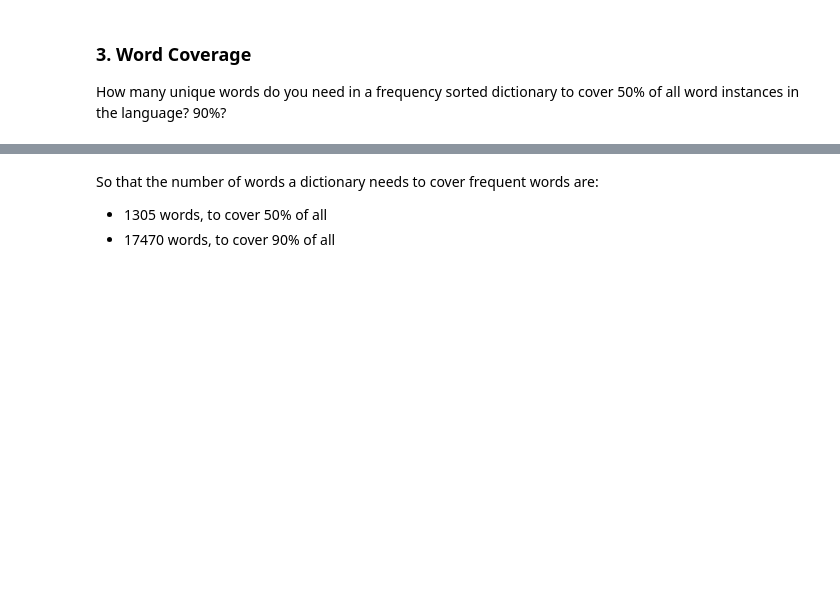
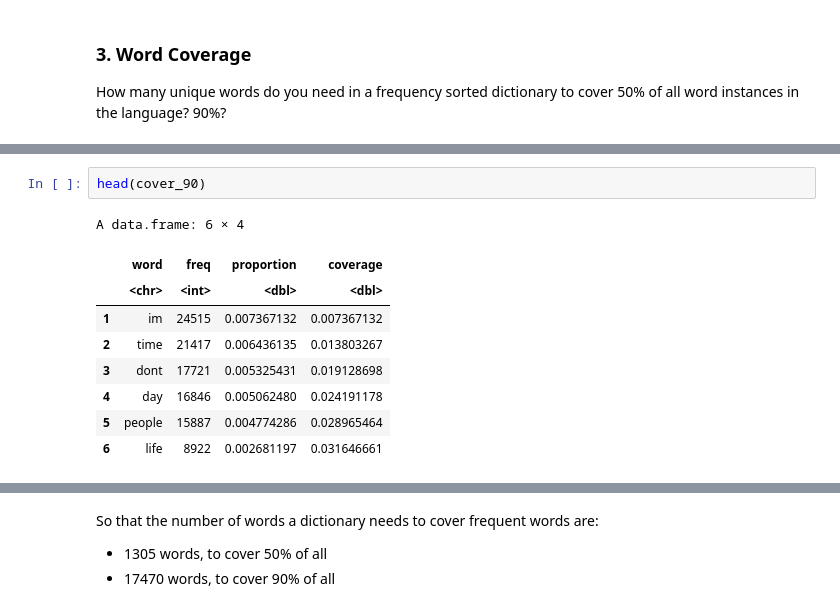
Before and after one commit to caoanroad4800/datasciencecoursera, a Jupyter notebook: 10_Capstone_Project/Capstone_Project_Wk_02.ipynb, the cells around one changed output, grey strips where cells are left out. Cells and saved outputs as stored; diff of their text form; blank space fills up the shorter version.

```diff
--- a/10_Capstone_Project/Capstone_Project_Wk_02.ipynb
+++ b/10_Capstone_Project/Capstone_Project_Wk_02.ipynb
@@ -178,0 +263,12 @@ nrow(cover_90)
+# %%
+head(cover_90)
+# %% [output]
+A data.frame: 6 × 4
+|  | word | freq | proportion | coverage |
+|  | <chr> | <int> | <dbl> | <dbl> |
+| 1 | im | 24515 | 0.007367132 | 0.007367132 |
+| 2 | time | 21417 | 0.006436135 | 0.013803267 |
+| 3 | dont | 17721 | 0.005325431 | 0.019128698 |
+| 4 | day | 16846 | 0.005062480 | 0.024191178 |
+| 5 | people | 15887 | 0.004774286 | 0.028965464 |
+| 6 | life | 8922 | 0.002681197 | 0.031646661 |
```
Also changed, not shown: parts of 22 cells of this notebook, 16 other files.
